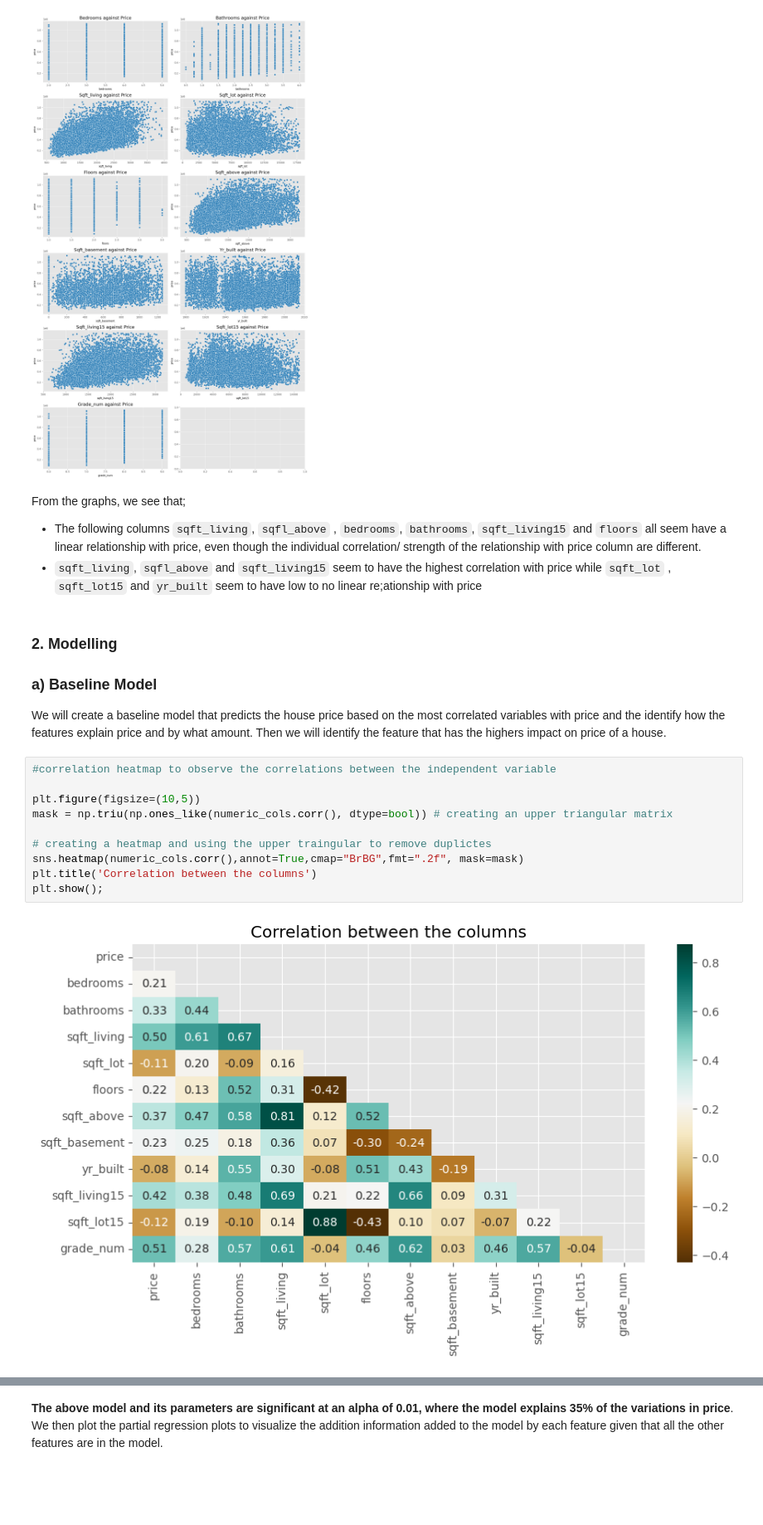
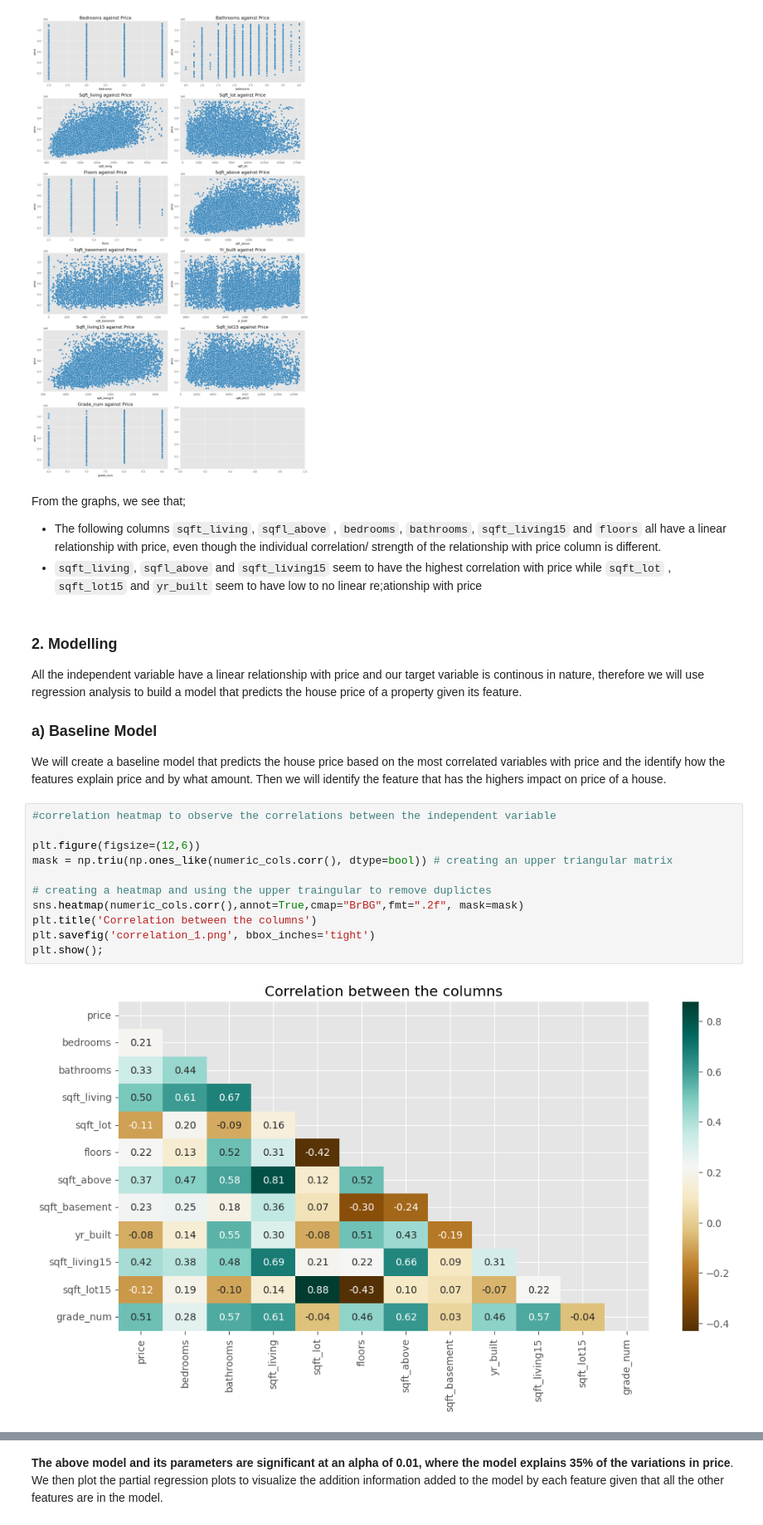
Before and after one commit to sha-ddie/Real-Estate-Analysis-Price-Prediction., a Jupyter notebook: student.ipynb, the cells around one changed output, grey strips where cells are left out. Shown at 83% size. Drawn from its saved outputs; the diff is of its cells as text; blank space fills up the shorter version.

```diff
--- a/student.ipynb
+++ b/student.ipynb
@@ -371,24 +371,27 @@ plt.show();
 [figure]
 # %% [markdown]
 From the graphs, we see that;
-* The following columns `sqft_living`, `sqfl_above` , `bedrooms`, `bathrooms`, `sqft_living15`  and `floors` all seem have a linear relationship with price,  even though the individual correlation/ strength of the relationship with price column are different.
+* The following columns `sqft_living`, `sqfl_above` , `bedrooms`, `bathrooms`, `sqft_living15`  and `floors` all have a linear relationship with price,  even though the individual correlation/ strength of the relationship with price column is different.
 * `sqft_living`, `sqfl_above` and `sqft_living15` seem to have the highest correlation with price while `sqft_lot` , `sqft_lot15` and `yr_built` seem to have low to no linear re;ationship with price
 # %% [markdown]
 ### 2. Modelling
+All the independent variable have a linear relationship with price and our target variable is continous in nature, therefore we will use regression analysis to build a model that predicts the house price of a property given its feature.
+
 ### a) Baseline Model
 We will create a baseline model that predicts the house price based on the most correlated variables with price  and the identify how the features explain price and by what amount. Then we will identify the feature that has the highers impact on price of a house.
 # %%
 #correlation heatmap to observe the correlations between the independent variable
 
-plt.figure(figsize=(10,5))
+plt.figure(figsize=(12,6))
 mask = np.triu(np.ones_like(numeric_cols.corr(), dtype=bool)) # creating an upper triangular matrix
 
 # creating a heatmap and using the upper traingular to remove duplictes
 sns.heatmap(numeric_cols.corr(),annot=True,cmap="BrBG",fmt=".2f", mask=mask)
 plt.title('Correlation between the columns')
+plt.savefig('correlation_1.png', bbox_inches='tight')
 plt.show();
 # %% [output]
-[figure, old version]
+[figure, new version]
 # %% [markdown]
 The output above concurrs with the results from the scatter plots above, where `grade_num` , `sqft_living`and `sqft_living15` have the highest correlation with price followed by `sqft_above`, `bathrooms`,  ,`sqft_basement` , `bedrooms`and `floors`. Also, from this correlation heatmap, the following variables are highly correlated;
 * `sqft_above` , `sqft_living` : 0.81
```
Also changed, not shown: parts of 12 cells of this notebook.
